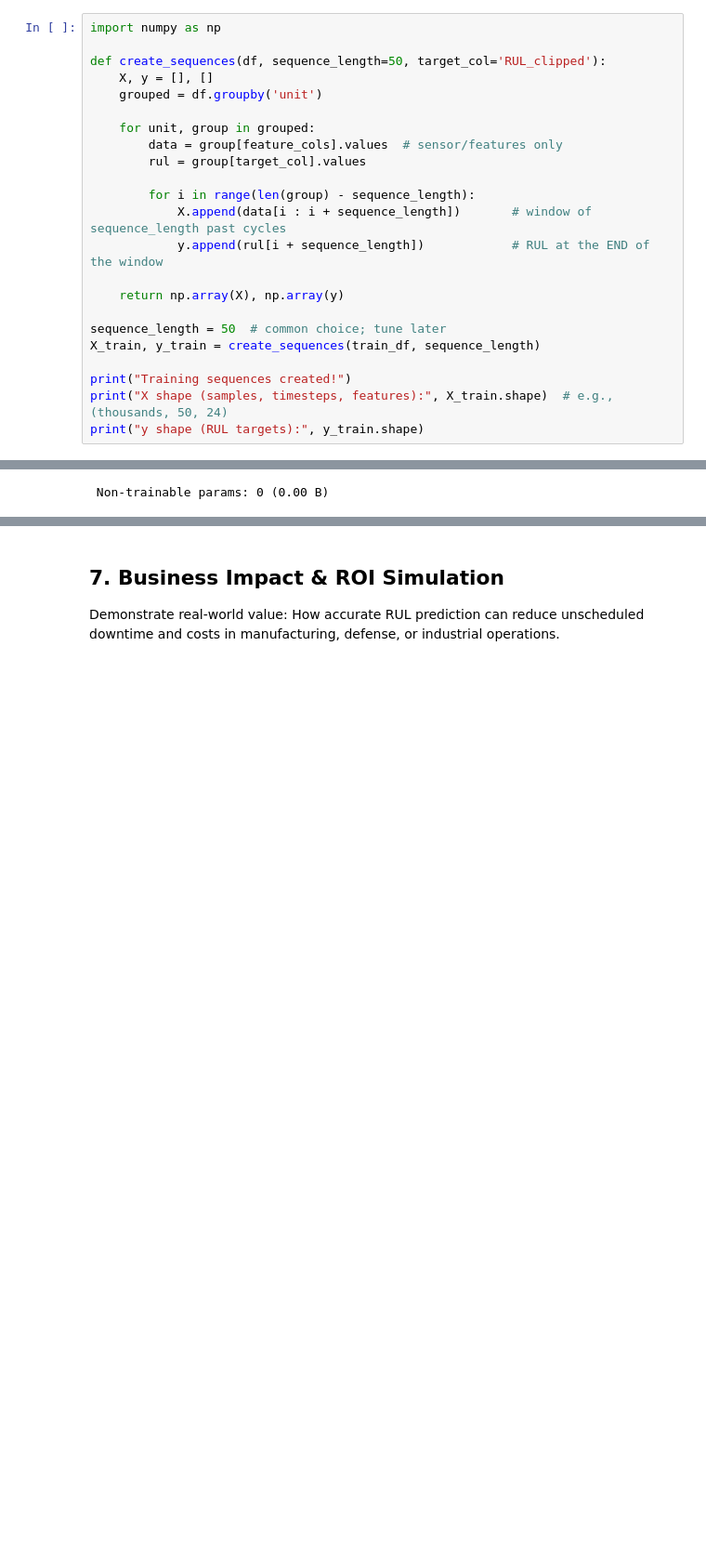
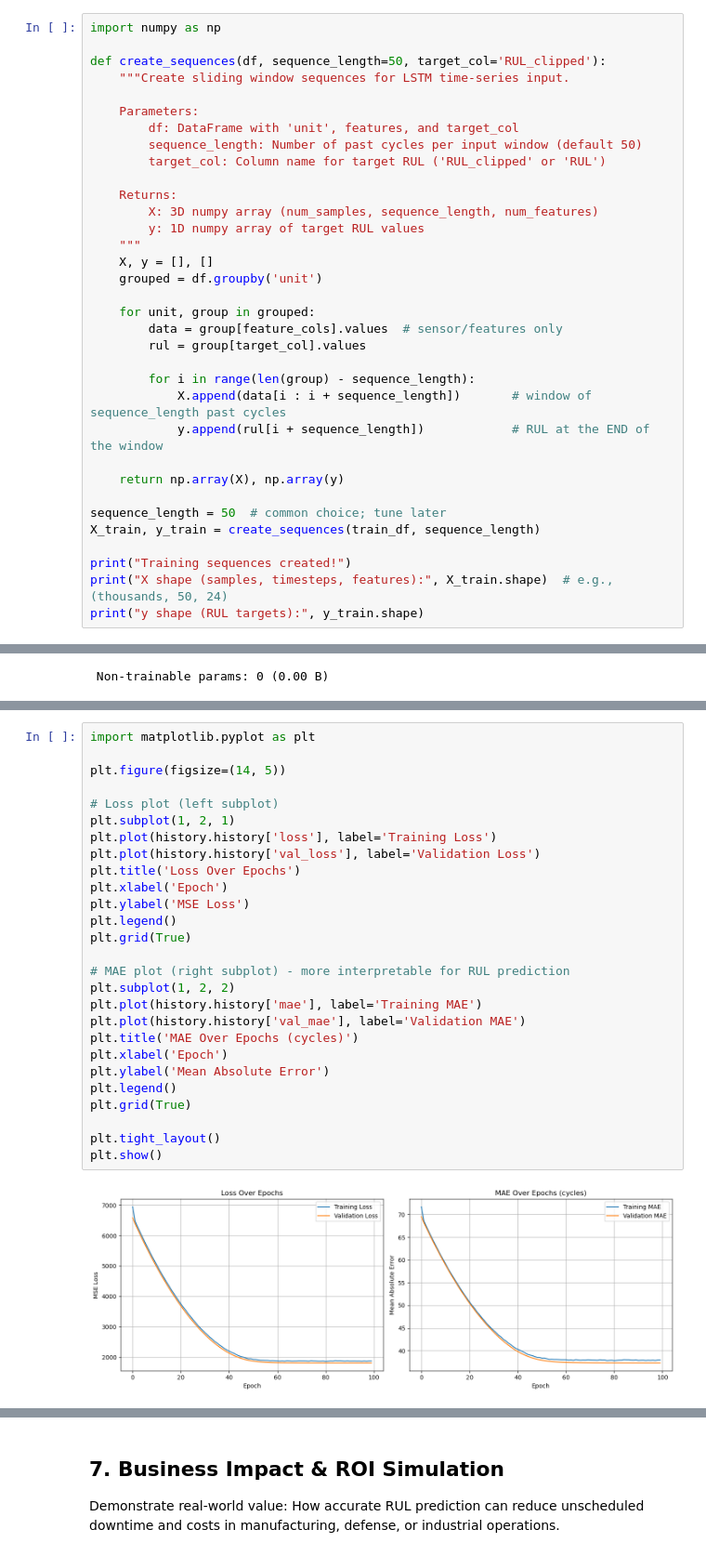
Before and after one commit to capturemanager-alt/predictive-maintenance-cmaps-review, a Jupyter notebook: Predictive_Maintenance_CMAPSS.ipynb, the cells around one changed output, grey strips where cells are left out. Shown at 93% size. Cells and saved outputs as stored; diff of their text form; blank space fills up the shorter version.

```diff
--- a/Predictive_Maintenance_CMAPSS.ipynb
+++ b/Predictive_Maintenance_CMAPSS.ipynb
@@ -257,6 +239,17 @@ Sample after scaling:
 import numpy as np
 
 def create_sequences(df, sequence_length=50, target_col='RUL_clipped'):
+    """Create sliding window sequences for LSTM time-series input.
+
+    Parameters:
+        df: DataFrame with 'unit', features, and target_col
+        sequence_length: Number of past cycles per input window (default 50)
+        target_col: Column name for target RUL ('RUL_clipped' or 'RUL')
+
+    Returns:
+        X: 3D numpy array (num_samples, sequence_length, num_features)
+        y: 1D numpy array of target RUL values
+    """
     X, y = [], []
     grouped = df.groupby('unit')
 
@@ -405,0 +399,29 @@ Visualize training and validation loss/MAE to assess learning progress and detec
+# %%
+import matplotlib.pyplot as plt
+
+plt.figure(figsize=(14, 5))
+
+# Loss plot (left subplot)
+plt.subplot(1, 2, 1)
+plt.plot(history.history['loss'], label='Training Loss')
+plt.plot(history.history['val_loss'], label='Validation Loss')
+plt.title('Loss Over Epochs')
+plt.xlabel('Epoch')
+plt.ylabel('MSE Loss')
+plt.legend()
+plt.grid(True)
+
+# MAE plot (right subplot) - more interpretable for RUL prediction
+plt.subplot(1, 2, 2)
+plt.plot(history.history['mae'], label='Training MAE')
+plt.plot(history.history['val_mae'], label='Validation MAE')
+plt.title('MAE Over Epochs (cycles)')
+plt.xlabel('Epoch')
+plt.ylabel('Mean Absolute Error')
+plt.legend()
+plt.grid(True)
+
+plt.tight_layout()
+plt.show()
+# %% [output]
+[figure, added]
```
Also changed, not shown: parts of 7 cells of this notebook.
